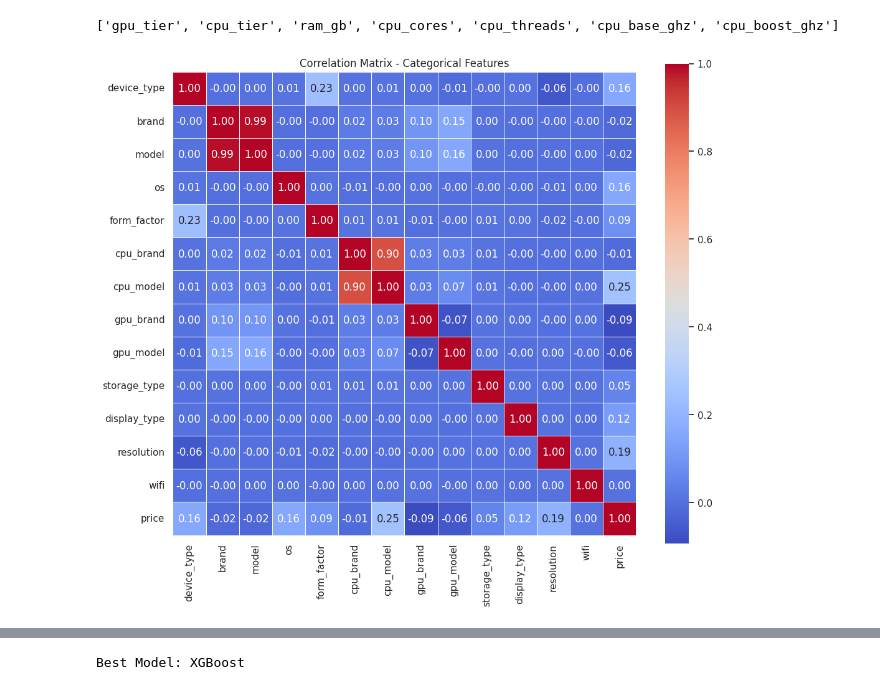
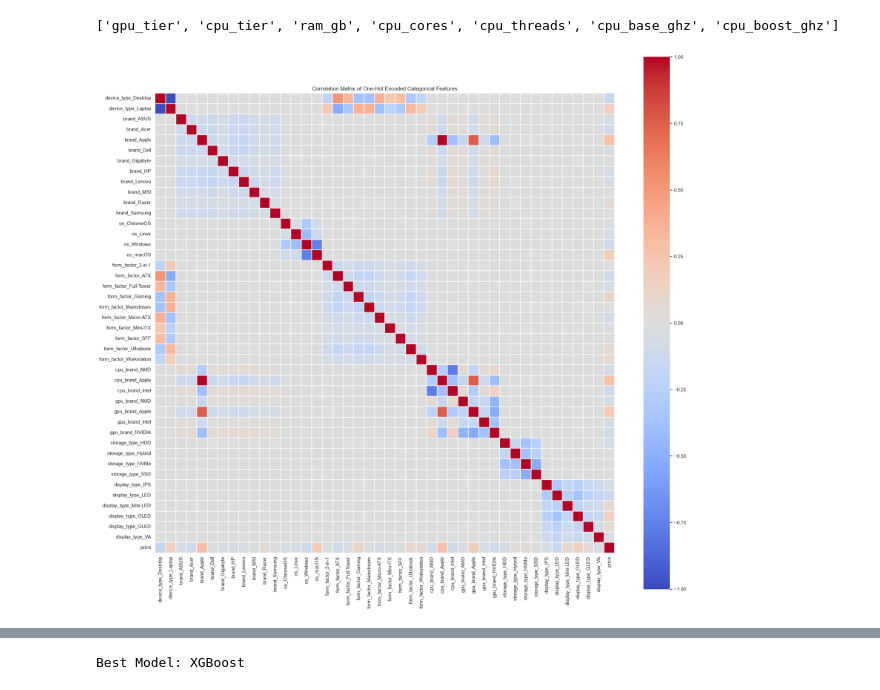
Before and after one commit to AnDong1904/PCPricePrediction, a Jupyter notebook: PCPriceMachineLearning.ipynb, the cells around one changed output, grey strips where cells are left out. Cells and saved outputs as stored; diff of their text form; code cells hidden in the pictures.

Commit message:
Add files via upload
Project Updating - changing some encoded method to OneHot and add RandomsearchCV to randomForest

```diff
--- a/PCPriceMachineLearning.ipynb
+++ b/PCPriceMachineLearning.ipynb
@@ -92,12 +73,0 @@ Number of categorical features: 13
-# %%
-label_encoders = {}
-
-for col in categorical_cols:
-
-    encoder = LabelEncoder()
-
-    df_encoded[col] = encoder.fit_transform(df_encoded[col].astype(str))
-
-    label_encoders[col] = encoder
-
-df_encoded.head()
@@ -110,0 +79,3 @@ df_encoded.head()
+# %%
+for col in df_encoded:
+    print(f"{col}: {df[col].nunique()}")
@@ -110,0 +100,5 @@ df_encoded.head()
+# %%
+df_encoded = df_encoded.drop(columns=["model"])
+
+related_cols = ["cpu_model", "gpu_model", "resolution", "wifi"]
+unrelated_cols = ["device_type", "brand", "os", "form_factor", "cpu_brand", "gpu_brand", "storage_type", "display_type"]
@@ -291,26 +340,27 @@ print(chosen_numeric)
 ['gpu_tier', 'cpu_tier', 'ram_gb', 'cpu_cores', 'cpu_threads', 'cpu_base_ghz', 'cpu_boost_ghz']
 # %%
 corr_cat = df_processed[
-    categorical_cols + ["price"]
+    encoded_df.columns.tolist() + ["price"]
 ].corr()
 # %%
-plt.figure(figsize=(12,10))
+import matplotlib.pyplot as plt
+import seaborn as sns
+
+plt.figure(figsize=(20, 18))
 
 sns.heatmap(
     corr_cat,
-    annot=True,
-    fmt=".2f",
     cmap="coolwarm",
-    linewidths=.5,
-    linecolor="white",
-    square=True
+    annot=False,
+    square=True,
+    linewidths=0.1
 )
 
-plt.title("Correlation Matrix - Categorical Features")
-
+plt.title("Correlation Matrix of One-Hot Encoded Categorical Features")
+plt.tight_layout()
 plt.show()
 # %% [output]
-[figure, old version]
+[figure, new version]
 # %%
 corr_price_cat = corr_cat["price"].drop("price")
 
```
Also changed, not shown: parts of 25 cells of this notebook, 1 other file.
